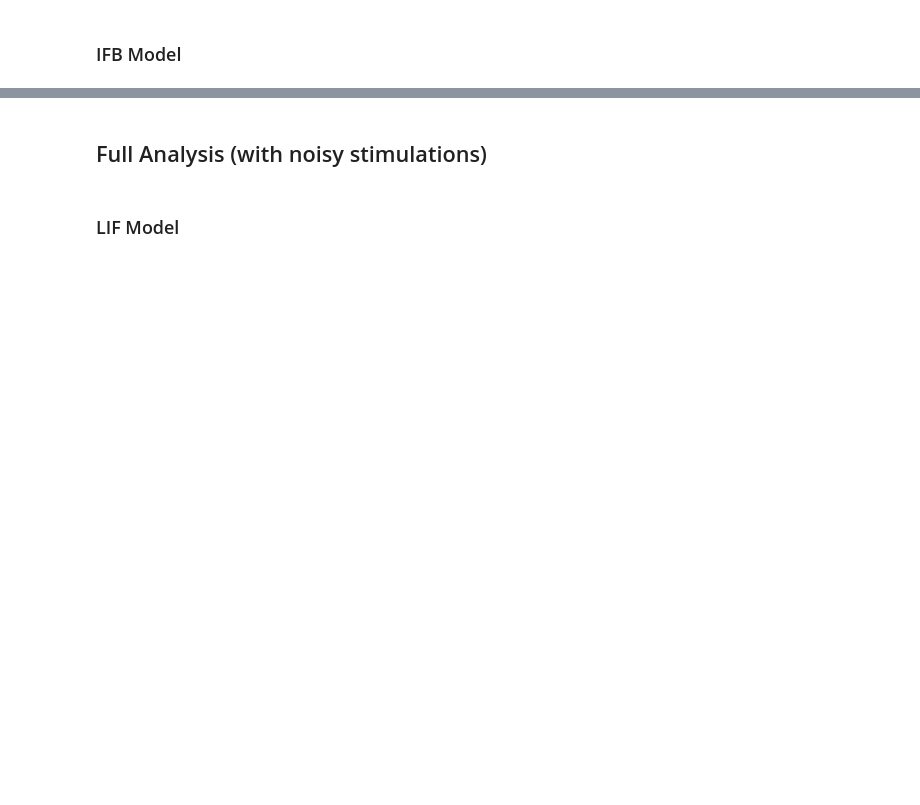
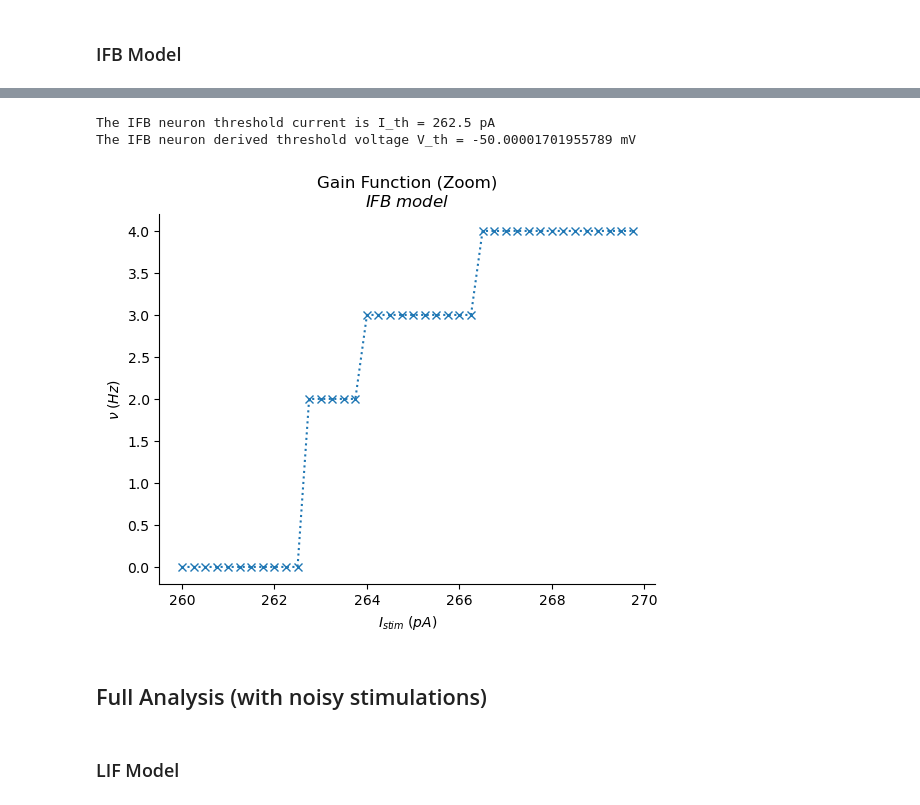
Before and after one commit to FrancescoNegri/computational-neuroscience-project, a Jupyter notebook: main.ipynb, the cells around one changed output, grey strips where cells are left out. Cells and saved outputs as stored; diff of their text form; code cells hidden in the pictures; blank space fills up the shorter version.

```diff
--- a/main.ipynb
+++ b/main.ipynb
@@ -62,19 +90,29 @@ plot_gain_function(I_amplitudes, my_IFB.get_firing_rate(dt), subtitle='$IFB\;mod
 # %%
-I_amplitudes = np.arange(310, 330, 2) * 1e-12
-I_stim, t = generate_stimulus(I_amplitudes, simulation_time=0.5, t_on=0.15, t_off=0.35, dt=dt)
+I_amplitudes_min = 230 * 1e-12
+I_amplitudes_max = np.arange(30, 40, 0.25) * 1e-12 + I_amplitudes_min
+I_amplitudes = np.zeros((np.size(I_amplitudes_max), 2))
+
+for trial_idx, _ in enumerate(I_amplitudes_max):
+    I_amplitudes[trial_idx] = np.array([I_amplitudes_min, I_amplitudes_max[trial_idx]])
+
+I_stim, t = generate_stimulus(I_amplitudes, simulation_time=1, t_on=0.15, t_off=0.85, dt=dt)
 
 # Model initialization and execution
 V_0_tonic = -0.058
-V_0_bursting = -0.077
 my_IFB = IFB()
 my_IFB.run(I_stim, dt, V_0=V_0_tonic)
 
 # Results plotting
-plot_gain_function(I_amplitudes, my_IFB.get_firing_rate(dt), title='Gain Function (Zoom)', subtitle='$IFB\;model$', xticks=I_amplitudes * 1e12)
+plot_gain_function(I_amplitudes_max, my_IFB.get_firing_rate(dt), title='Gain Function (Zoom)', subtitle='$IFB\;model$')
+plt.savefig('./images/IFB_gain_zoom.png', dpi=600)
 
-I_th = I_amplitudes[np.max(np.where(my_IFB.get_firing_rate(dt) == 0))]
+I_th = I_amplitudes_max[np.max(np.where(my_IFB.get_firing_rate(dt) == 0))]
 print('The IFB neuron threshold current is I_th = ' + str(I_th * 1e12) + ' pA')
 
-I_th_stim, t = generate_stimulus(I_th, simulation_time=0.5, t_on=0.15, t_off=0.35, dt=dt)
+I_th_stim, t = generate_stimulus(np.array([[I_amplitudes_min, I_th]]), simulation_time=1, t_on=0.15, t_off=0.85, dt=dt)
 V_th = np.max(my_IFB.run(I_th_stim, dt))
-print('The LIF neuron derived threshold voltage V_th = ' + str(V_th * 1e3) + ' mV')
+print('The IFB neuron derived threshold voltage V_th = ' + str(V_th * 1e3) + ' mV')
+# %% [output]
+The IFB neuron threshold current is I_th = 262.5 pA
+The IFB neuron derived threshold voltage V_th = -50.00001701955789 mV
+[figure, added]
```
Also changed, not shown: parts of 14 cells of this notebook, 4 other files.
